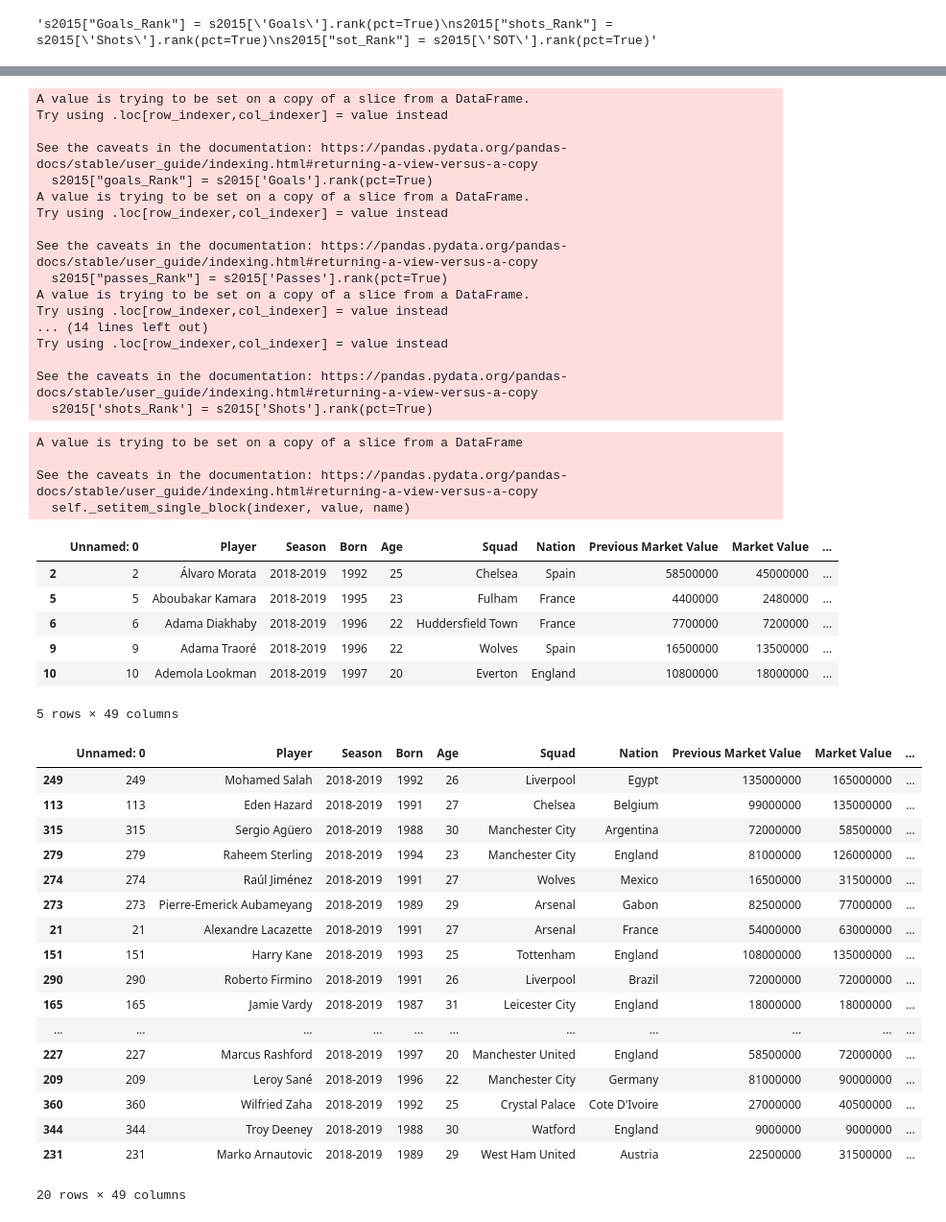
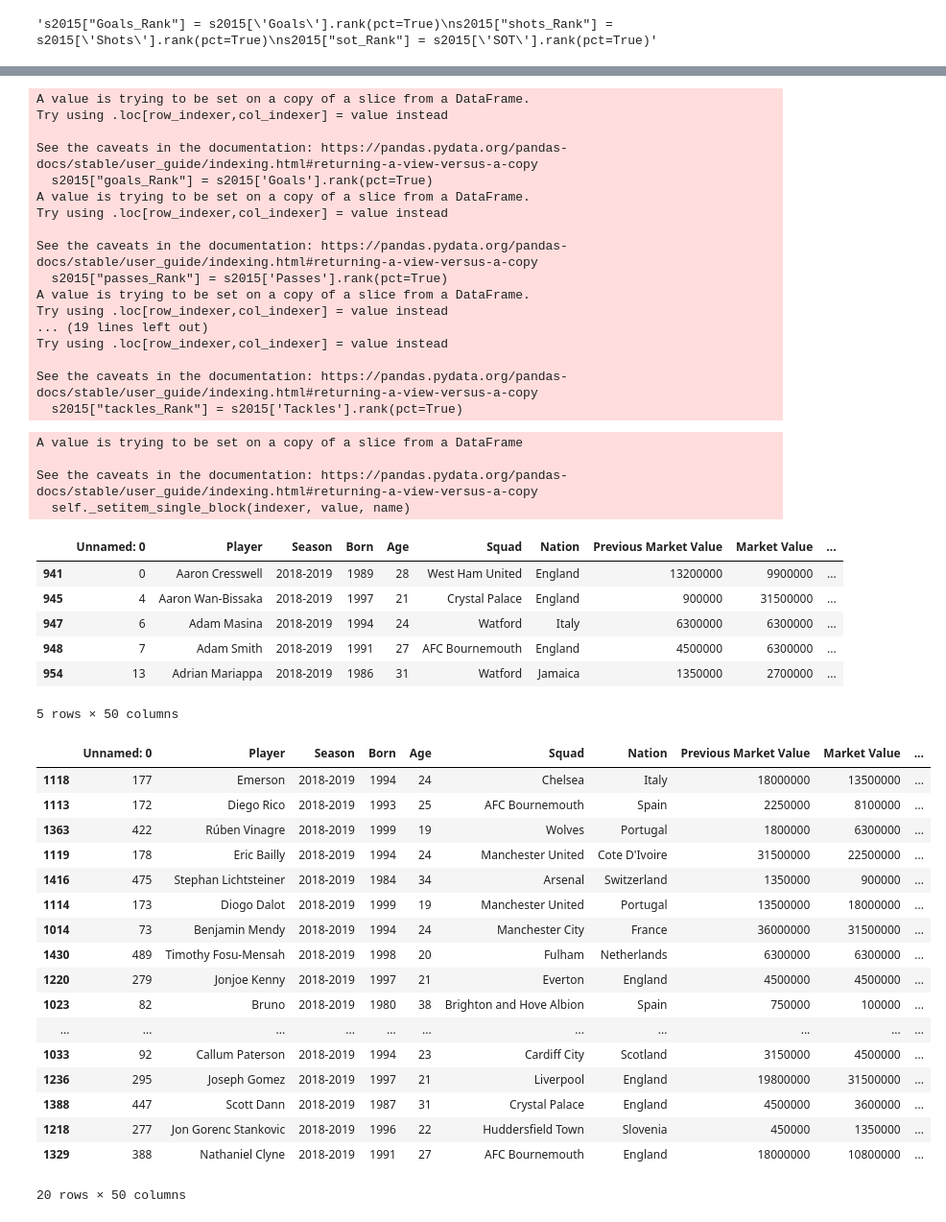
Before and after one commit to Hil-dred/English-Premier-League-Analysis, a Jupyter notebook: pytorch_classifier.ipynb, the cells around one changed output, grey strips where cells are left out. Shown: that part at 96% size. Saved outputs shown, nothing was run; the diff lists cells and outputs as text; code cells hidden in the pictures.

```diff
--- a/pytorch_classifier.ipynb
+++ b/pytorch_classifier.ipynb
@@ -136,10 +134,11 @@ Index(['Unnamed: 0', 'Player', 'Season', 'Born ', 'Age', 'Squad', 'Nation',
 # %%
 s2015["goals_Rank"] = s2015['Goals'].rank(pct=True)
 s2015["passes_Rank"] = s2015['Passes'].rank(pct=True)
-s2015["assits_Rank"] = s2015['Assists'].rank(pct=True)
-s2015["SOT_Rank"] = s2015['SOT'].rank(pct=True)
+s2015["HeadClear_Rank"] = s2015['HeadClear'].rank(pct=True)
+s2015["Blocks_Rank"] = s2015['Blocks'].rank(pct=True)
 s2015["HeadGoal_Rank"] = s2015['HeadGoal'].rank(pct=True)
-s2015['shots_Rank'] = s2015['Shots'].rank(pct=True)
+s2015['Interceptions_Rank'] = s2015['Interceptions'].rank(pct=True)
+s2015["tackles_Rank"] = s2015['Tackles'].rank(pct=True)
 # %% [output]
 A value is trying to be set on a copy of a slice from a DataFrame.
 Try using .loc[row_indexer,col_indexer] = value instead
@@ -153,14 +152,14 @@ See the caveats in the documentation: https://pandas.pydata.org/pandas-docs/stab
   s2015["passes_Rank"] = s2015['Passes'].rank(pct=True)
 A value is trying to be set on a copy of a slice from a DataFrame.
 Try using .loc[row_indexer,col_indexer] = value instead
-... (14 lines left out)
+... (19 lines left out)
 Try using .loc[row_indexer,col_indexer] = value instead
 
 See the caveats in the documentation: https://pandas.pydata.org/pandas-docs/stable/user_guide/indexing.html#returning-a-view-versus-a-copy
-  s2015['shots_Rank'] = s2015['Shots'].rank(pct=True)
+  s2015["tackles_Rank"] = s2015['Tackles'].rank(pct=True)
 # %%
 for i in range(len(s2015)):
-    s2015['OVR'].iloc[i] = int((s2015['goals_Rank'].iloc[i]*0.35 +  s2015['assits_Rank'].iloc[i]*0.2 + s2015['passes_Rank'].iloc[i]*0.1 + s2015['SOT_Rank'].iloc[i]*0.25+ s2015['shots_Rank'].iloc[i]*0.1)*100)
+    s2015['OVR'].iloc[i] = int((s2015['goals_Rank'].iloc[i]*0.1 +  s2015['tackles_Rank'].iloc[i]*0.2 + s2015['passes_Rank'].iloc[i]*0.1 + s2015['Blocks_Rank'].iloc[i]*0.20+ s2015['HeadGoal_Rank'].iloc[i]*0.1 + s2015['Interceptions_Rank'].iloc[i]*0.20+ s2015['HeadClear_Rank'].iloc[i]*0.10)*100)
 s2015.head()
 # %% [output]
 A value is trying to be set on a copy of a slice from a DataFrame
@@ -168,30 +167,30 @@ A value is trying to be set on a copy of a slice from a DataFrame
 See the caveats in the documentation: https://pandas.pydata.org/pandas-docs/stable/user_guide/indexing.html#returning-a-view-versus-a-copy
   self._setitem_single_block(indexer, value, name)
 |  | Unnamed: 0 | Player | Season | Born | Age | Squad | Nation | Previous Market Value | Market Value | ... |
-| 2 | 2 | Álvaro Morata | 2018-2019 | 1992 | 25 | Chelsea | Spain | 58500000 | 45000000 | ... |
-| 5 | 5 | Aboubakar Kamara | 2018-2019 | 1995 | 23 | Fulham | France | 4400000 | 2480000 | ... |
-| 6 | 6 | Adama Diakhaby | 2018-2019 | 1996 | 22 | Huddersfield Town | France | 7700000 | 7200000 | ... |
-| 9 | 9 | Adama Traoré | 2018-2019 | 1996 | 22 | Wolves | Spain | 16500000 | 13500000 | ... |
-| 10 | 10 | Ademola Lookman | 2018-2019 | 1997 | 20 | Everton | England | 10800000 | 18000000 | ... |
+| 941 | 0 | Aaron Cresswell | 2018-2019 | 1989 | 28 | West Ham United | England | 13200000 | 9900000 | ... |
+| 945 | 4 | Aaron Wan-Bissaka | 2018-2019 | 1997 | 21 | Crystal Palace | England | 900000 | 31500000 | ... |
+| 947 | 6 | Adam Masina | 2018-2019 | 1994 | 24 | Watford | Italy | 6300000 | 6300000 | ... |
+| 948 | 7 | Adam Smith | 2018-2019 | 1991 | 27 | AFC Bournemouth | England | 4500000 | 6300000 | ... |
+| 954 | 13 | Adrian Mariappa | 2018-2019 | 1986 | 31 | Watford | Jamaica | 1350000 | 2700000 | ... |
-5 rows × 49 columns
+5 rows × 50 columns
 # %%
-s2015.sort_values('OVR',ascending=False).head(20)
+s2015.sort_values('OVR',ascending=True).head(20)
 # %% [output]
 |  | Unnamed: 0 | Player | Season | Born | Age | Squad | Nation | Previous Market Value | Market Value | ... |
-| 249 | 249 | Mohamed Salah | 2018-2019 | 1992 | 26 | Liverpool | Egypt | 135000000 | 165000000 | ... |
-| 113 | 113 | Eden Hazard | 2018-2019 | 1991 | 27 | Chelsea | Belgium | 99000000 | 135000000 | ... |
-| 315 | 315 | Sergio Agüero | 2018-2019 | 1988 | 30 | Manchester City | Argentina | 72000000 | 58500000 | ... |
-| 279 | 279 | Raheem Sterling | 2018-2019 | 1994 | 23 | Manchester City | England | 81000000 | 126000000 | ... |
-| 274 | 274 | Raúl Jiménez | 2018-2019 | 1991 | 27 | Wolves | Mexico | 16500000 | 31500000 | ... |
-| 273 | 273 | Pierre-Emerick Aubameyang | 2018-2019 | 1989 | 29 | Arsenal | Gabon | 82500000 | 77000000 | ... |
-| 21 | 21 | Alexandre Lacazette | 2018-2019 | 1991 | 27 | Arsenal | France | 54000000 | 63000000 | ... |
-| 151 | 151 | Harry Kane | 2018-2019 | 1993 | 25 | Tottenham | England | 108000000 | 135000000 | ... |
-| 290 | 290 | Roberto Firmino | 2018-2019 | 1991 | 26 | Liverpool | Brazil | 72000000 | 72000000 | ... |
-| 165 | 165 | Jamie Vardy | 2018-2019 | 1987 | 31 | Leicester City | England | 18000000 | 18000000 | ... |
+| 1118 | 177 | Emerson | 2018-2019 | 1994 | 24 | Chelsea | Italy | 18000000 | 13500000 | ... |
+| 1113 | 172 | Diego Rico | 2018-2019 | 1993 | 25 | AFC Bournemouth | Spain | 2250000 | 8100000 | ... |
+| 1363 | 422 | Rúben Vinagre | 2018-2019 | 1999 | 19 | Wolves | Portugal | 1800000 | 6300000 | ... |
+| 1119 | 178 | Eric Bailly | 2018-2019 | 1994 | 24 | Manchester United | Cote D'Ivoire | 31500000 | 22500000 | ... |
+| 1416 | 475 | Stephan Lichtsteiner | 2018-2019 | 1984 | 34 | Arsenal | Switzerland | 1350000 | 900000 | ... |
+| 1114 | 173 | Diogo Dalot | 2018-2019 | 1999 | 19 | Manchester United | Portugal | 13500000 | 18000000 | ... |
+| 1014 | 73 | Benjamin Mendy | 2018-2019 | 1994 | 24 | Manchester City | France | 36000000 | 31500000 | ... |
+| 1430 | 489 | Timothy Fosu-Mensah | 2018-2019 | 1998 | 20 | Fulham | Netherlands | 6300000 | 6300000 | ... |
+| 1220 | 279 | Jonjoe Kenny | 2018-2019 | 1997 | 21 | Everton | England | 4500000 | 4500000 | ... |
+| 1023 | 82 | Bruno | 2018-2019 | 1980 | 38 | Brighton and Hove Albion | Spain | 750000 | 100000 | ... |
 | ... | ... | ... | ... | ... | ... | ... | ... | ... | ... | ... |
-| 227 | 227 | Marcus Rashford | 2018-2019 | 1997 | 20 | Manchester United | England | 58500000 | 72000000 | ... |
-| 209 | 209 | Leroy Sané | 2018-2019 | 1996 | 22 | Manchester City | Germany | 81000000 | 90000000 | ... |
-| 360 | 360 | Wilfried Zaha | 2018-2019 | 1992 | 25 | Crystal Palace | Cote D'Ivoire | 27000000 | 40500000 | ... |
-| 344 | 344 | Troy Deeney | 2018-2019 | 1988 | 30 | Watford | England | 9000000 | 9000000 | ... |
-| 231 | 231 | Marko Arnautovic | 2018-2019 | 1989 | 29 | West Ham United | Austria | 22500000 | 31500000 | ... |
+| 1033 | 92 | Callum Paterson | 2018-2019 | 1994 | 23 | Cardiff City | Scotland | 3150000 | 4500000 | ... |
+| 1236 | 295 | Joseph Gomez | 2018-2019 | 1997 | 21 | Liverpool | England | 19800000 | 31500000 | ... |
+| 1388 | 447 | Scott Dann | 2018-2019 | 1987 | 31 | Crystal Palace | England | 4500000 | 3600000 | ... |
+| 1218 | 277 | Jon Gorenc Stankovic | 2018-2019 | 1996 | 22 | Huddersfield Town | Slovenia | 450000 | 1350000 | ... |
+| 1329 | 388 | Nathaniel Clyne | 2018-2019 | 1991 | 27 | AFC Bournemouth | England | 18000000 | 10800000 | ... |
-20 rows × 49 columns
+20 rows × 50 columns
```
Also changed, not shown: parts of 3 cells of this notebook.
